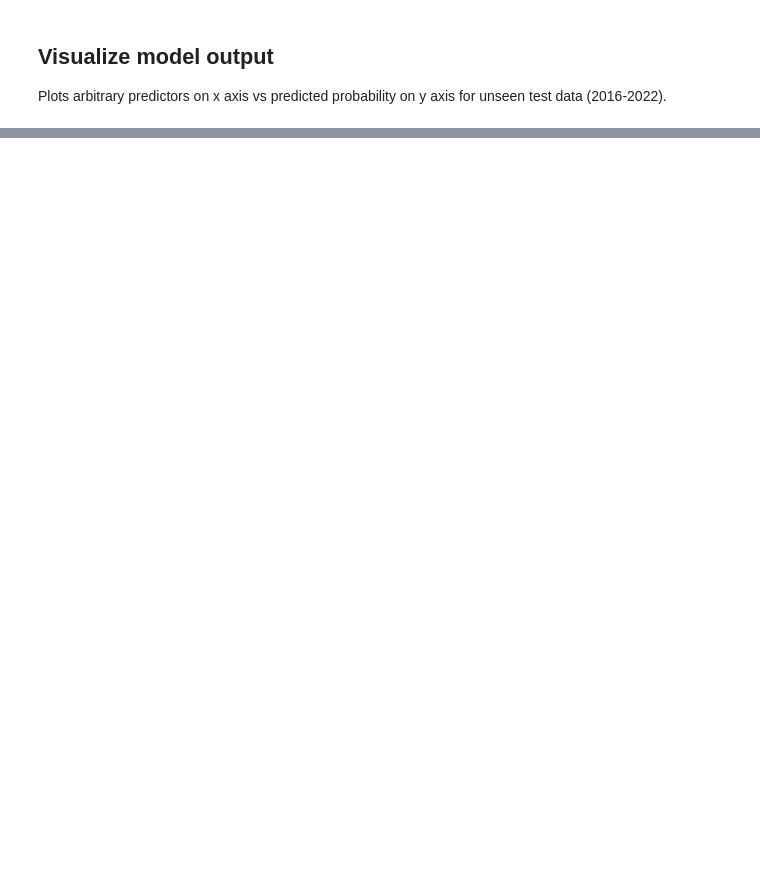
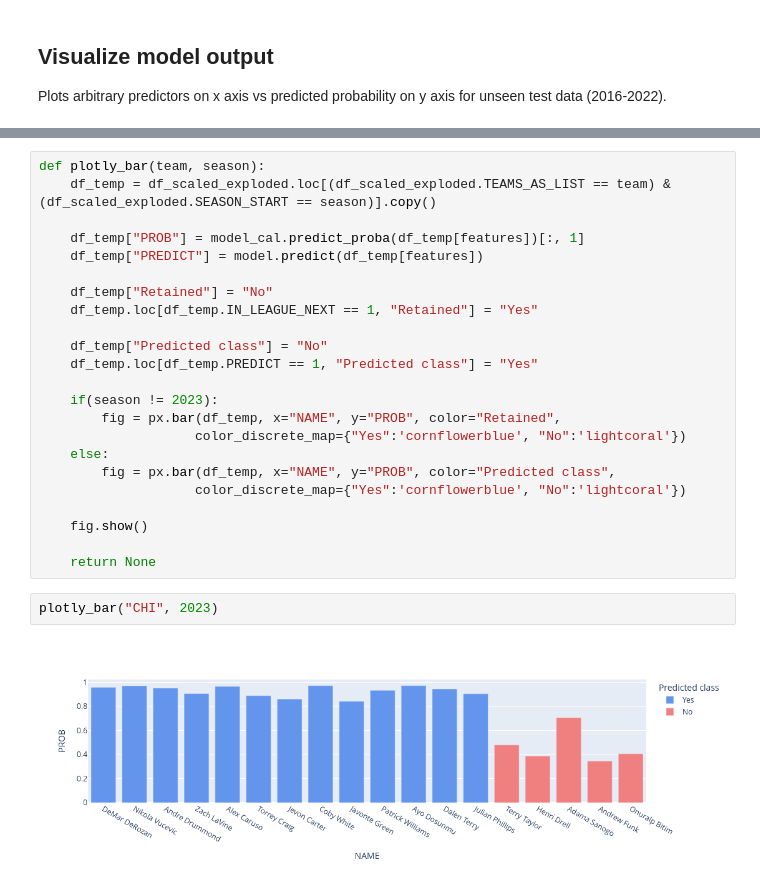
Before and after one commit to aapandy2/predicting_nba_player_retention, a Jupyter notebook: 5_FuturePredictions.ipynb, the cells around one changed output, grey strips where cells are left out. Drawn from its saved outputs; the diff is of its cells as text; blank space fills up the shorter version.

```diff
--- a/5_FuturePredictions.ipynb
+++ b/5_FuturePredictions.ipynb
@@ -144,0 +99,27 @@ df_exploded.loc[(df_exploded.TEAMS_AS_LIST == "CHI") & (df_exploded.SEASON_START
+# %%
+def plotly_bar(team, season):
+    df_temp = df_scaled_exploded.loc[(df_scaled_exploded.TEAMS_AS_LIST == team) & (df_scaled_exploded.SEASON_START == season)].copy()
+
+    df_temp["PROB"] = model_cal.predict_proba(df_temp[features])[:, 1]
+    df_temp["PREDICT"] = model.predict(df_temp[features])
+
+    df_temp["Retained"] = "No"
+    df_temp.loc[df_temp.IN_LEAGUE_NEXT == 1, "Retained"] = "Yes"
+
+    df_temp["Predicted class"] = "No"
+    df_temp.loc[df_temp.PREDICT == 1, "Predicted class"] = "Yes"
+
+    if(season != 2023):
+        fig = px.bar(df_temp, x="NAME", y="PROB", color="Retained",
+                    color_discrete_map={"Yes":'cornflowerblue', "No":'lightcoral'})
+    else:
+        fig = px.bar(df_temp, x="NAME", y="PROB", color="Predicted class",
+                    color_discrete_map={"Yes":'cornflowerblue', "No":'lightcoral'})
+
+    fig.show()
+
+    return None
+# %%
+plotly_bar("CHI", 2023)
+# %% [output]
+[figure, added]
```
Also changed, not shown: parts of 9 cells of this notebook.
